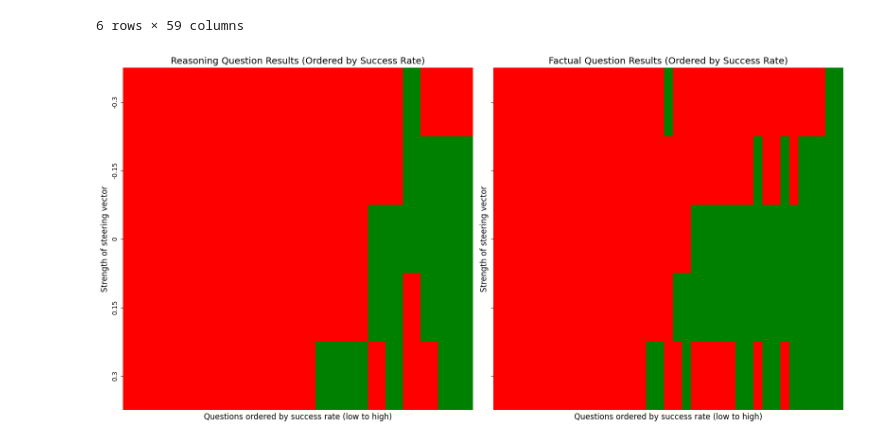
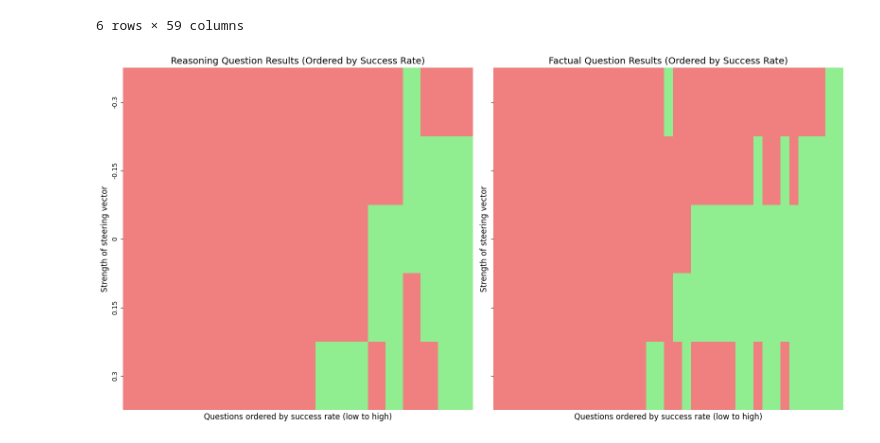
Before and after one commit to mahopman/Faithful_Features, a Jupyter notebook: heatmap_plot.ipynb, the cells around one changed output. Saved outputs shown, nothing was run; the diff lists cells and outputs as text; code cells hidden in the pictures.

Commit message:
changed colors

```diff
--- a/heatmap_plot.ipynb
+++ b/heatmap_plot.ipynb
@@ -72,7 +72,7 @@ reasoning_data = heatmap_data[reasoning_cols]
 non_reasoning_data = heatmap_data[non_reasoning_cols]
 
 # Define the original red/green colormap
-cmap = ListedColormap(["red", "green"])
+cmap = ListedColormap(["lightcoral", "lightgreen"])
 
 # Plot the heatmaps
 fig, axes = plt.subplots(1, 2, figsize=(16, 8), sharey=True)
@@ -82,31 +82,31 @@ sns.heatmap(
     reasoning_data,
     cmap=cmap,
     cbar=False,
     linewidths=0,  # No gridlines
     xticklabels=False,
     yticklabels=True,  # Keep the row labels
     ax=axes[0]
 )
 axes[0].set_title("Reasoning Question Results (Ordered by Success Rate)", fontsize=14)
 axes[0].set_xlabel("Questions ordered by success rate (low to high)", fontsize=12)
 axes[0].set_ylabel("Strength of steering vector", fontsize=12)
 
 # Non-reasoning heatmap
 sns.heatmap(
     non_reasoning_data,
     cmap=cmap,
     cbar=False,
     linewidths=0,  # No gridlines
     xticklabels=False,
     yticklabels=True,  # Remove row labels for this heatmap
     ax=axes[1]
 )
 axes[1].set_title("Factual Question Results (Ordered by Success Rate)", fontsize=14)
 axes[1].set_xlabel("Questions ordered by success rate (low to high)", fontsize=12)
 axes[1].set_ylabel("Strength of steering vector", fontsize=12)
 
 # Adjust layout for aesthetics
 plt.tight_layout()
 plt.show()
 # %% [output]
-[figure, old version]
+[figure, new version]
```
